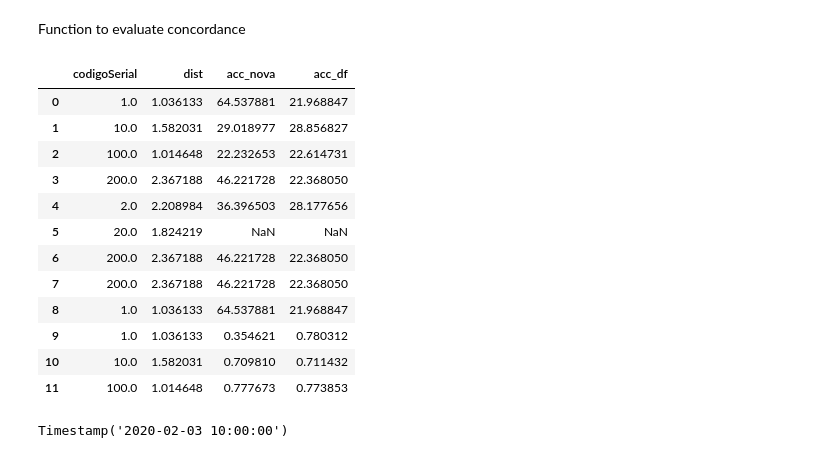
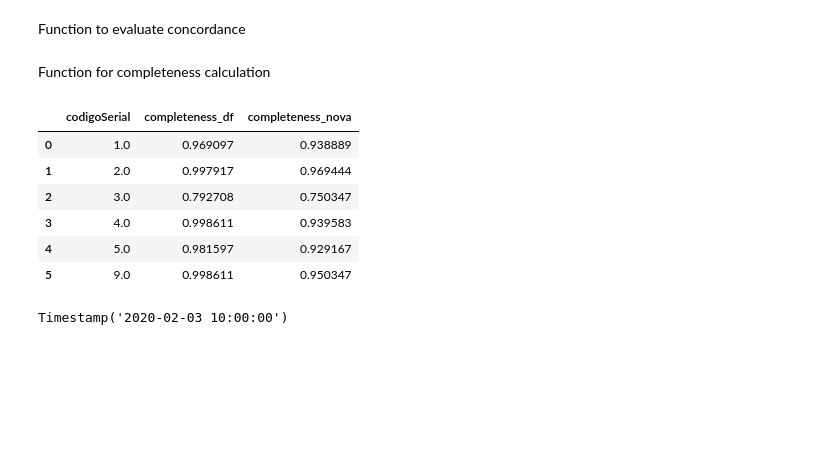
Before and after one commit to julioeagle/DQ_Repo, a Jupyter notebook: Total DQ measurement SIATA.ipynb, the cells around one changed output. Cells and saved outputs as stored; diff of their text form; code cells hidden in the pictures; blank space fills up the shorter version.

Commit message:
Completeness tested and working
Completeness tested and working

```diff
--- a/Total DQ measurement SIATA.ipynb
+++ b/Total DQ measurement SIATA.ipynb
@@ -1096,31 +1096,52 @@ def concordance(node, df_window):
                 "concordance_df_siata":corr_df.v_pm25,"concordance_df_hum":corr_df.humedad_relativa,"concordance_df_temp":corr_df.temperatura,
                 "concordance_nova_siata":corr_nova.v_pm25,"concordance_nova_hum":corr_nova.humedad_relativa,"concordance_nova_temp":corr_nova.temperatura}
     return conco_dict
+# %% [markdown]
+Function for completeness calculation
+# %%
+def completeness(node, df_window):
+    #ref_date_range = pd.date_range(inicio, fin, freq='1Min')
+    #ref_date_range = pd.DataFrame(ref_date_range,columns=["ref_fechaHora"])
+    ref_date_range = pd.DataFrame(pd.date_range(start_time, end_time, freq='1Min'),columns=["ref_fechaHora"])
+
+    #Check for any missing date
+    missing_dates = ref_date_range.loc[~ref_date_range.ref_fechaHora.isin(df_window.fechaHora),"ref_fechaHora"]
+
+    #Add missing date rows
+    for missing in missing_dates:
+        df_window=df_window.append({"codigoSerial":node,"fechaHora":missing}, ignore_index = True)
+
+    #Check for any missing date
+    missing_dates = ref_date_range.loc[~ref_date_range.ref_fechaHora.isin(df_window.fechaHora),"ref_fechaHora"]
+
+    #Check for missing data
+    missing_data_df=np.count_nonzero(np.isnan(df_window['pm25_df']))
+    missing_data_nova=np.count_nonzero(np.isnan(df_window['pm25_nova']))
+    comp_df=(1-missing_data_df/np.size(df_window.pm25_df))
+    comp_nova=(1-missing_data_nova/np.size(df_window.pm25_nova))
+
+    comp_dict={"codigoSerial":node,"completeness_df":comp_df,"completeness_nova":comp_nova}
+    return comp_dict
 # %%
-node=100
+node=9
 df_window=clean_data(node, CC, start_time, end_time)
 #df_preci = pd.DataFrame(columns =["codigoSerial","precision_df","precision_nova",])
 #df_uncer = pd.DataFrame(columns =["codigoSerial","uncertainty","uncertainty_group"])
 #df_conco = pd.DataFrame(columns =["codigoSerial","concordance_df_nova","concordance_df_siata","concordance_df_hum","concordance_df_temp","concordance_nova_siata","concordance_nova_hum","concordance_nova_temp"])
 #df_accur = pd.DataFrame(columns =['codigoSerial', 'dist', 'acc_nova', 'acc_df'])
+#df_comple = pd.DataFrame(columns =["codigoSerial","completeness_df","completeness_nova"])
 
 
-df_accur=df_accur.append(accuracy(node, df_window), ignore_index = True)
-df_accur
+df_comple=df_comple.append(completeness(node, df_window), ignore_index = True)
+df_comple
 # %% [output]
-|  | codigoSerial | dist | acc_nova | acc_df |
-| 0 | 1.0 | 1.036133 | 64.537881 | 21.968847 |
-| 1 | 10.0 | 1.582031 | 29.018977 | 28.856827 |
-| 2 | 100.0 | 1.014648 | 22.232653 | 22.614731 |
-| 3 | 200.0 | 2.367188 | 46.221728 | 22.368050 |
-| 4 | 2.0 | 2.208984 | 36.396503 | 28.177656 |
-| 5 | 20.0 | 1.824219 | NaN | NaN |
-| 6 | 200.0 | 2.367188 | 46.221728 | 22.368050 |
-| 7 | 200.0 | 2.367188 | 46.221728 | 22.368050 |
-| 8 | 1.0 | 1.036133 | 64.537881 | 21.968847 |
-| 9 | 1.0 | 1.036133 | 0.354621 | 0.780312 |
-| 10 | 10.0 | 1.582031 | 0.709810 | 0.711432 |
-| 11 | 100.0 | 1.014648 | 0.777673 | 0.773853 |
+|  | codigoSerial | completeness_df | completeness_nova |
+| 0 | 1.0 | 0.969097 | 0.938889 |
+| 1 | 2.0 | 0.997917 | 0.969444 |
+| 2 | 3.0 | 0.792708 | 0.750347 |
+| 3 | 4.0 | 0.998611 | 0.939583 |
+| 4 | 5.0 | 0.981597 | 0.929167 |
+| 5 | 9.0 | 0.998611 | 0.950347 |
 # %%
 acc_vs_dis=[]
 missing_data_df=[]
```
Also changed, not shown: parts of 1 cell of this notebook.
